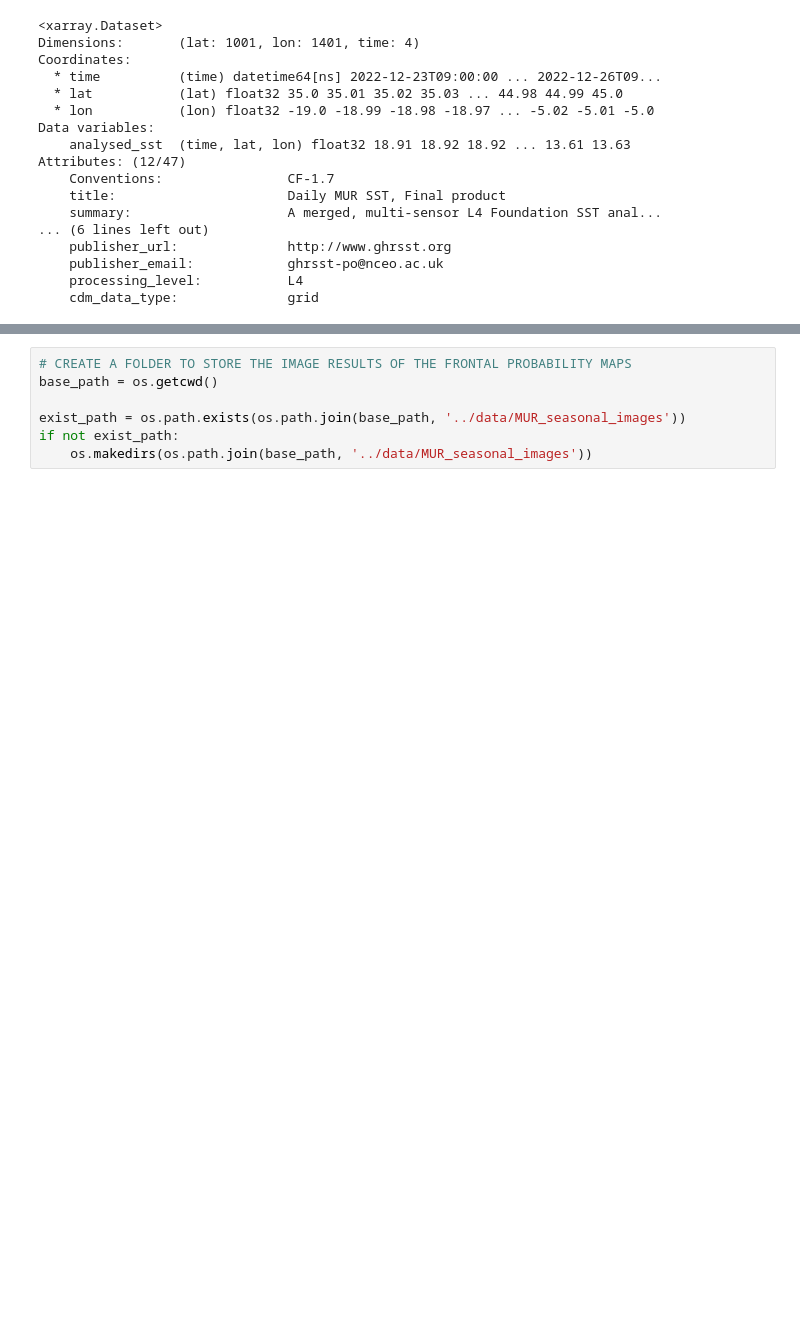
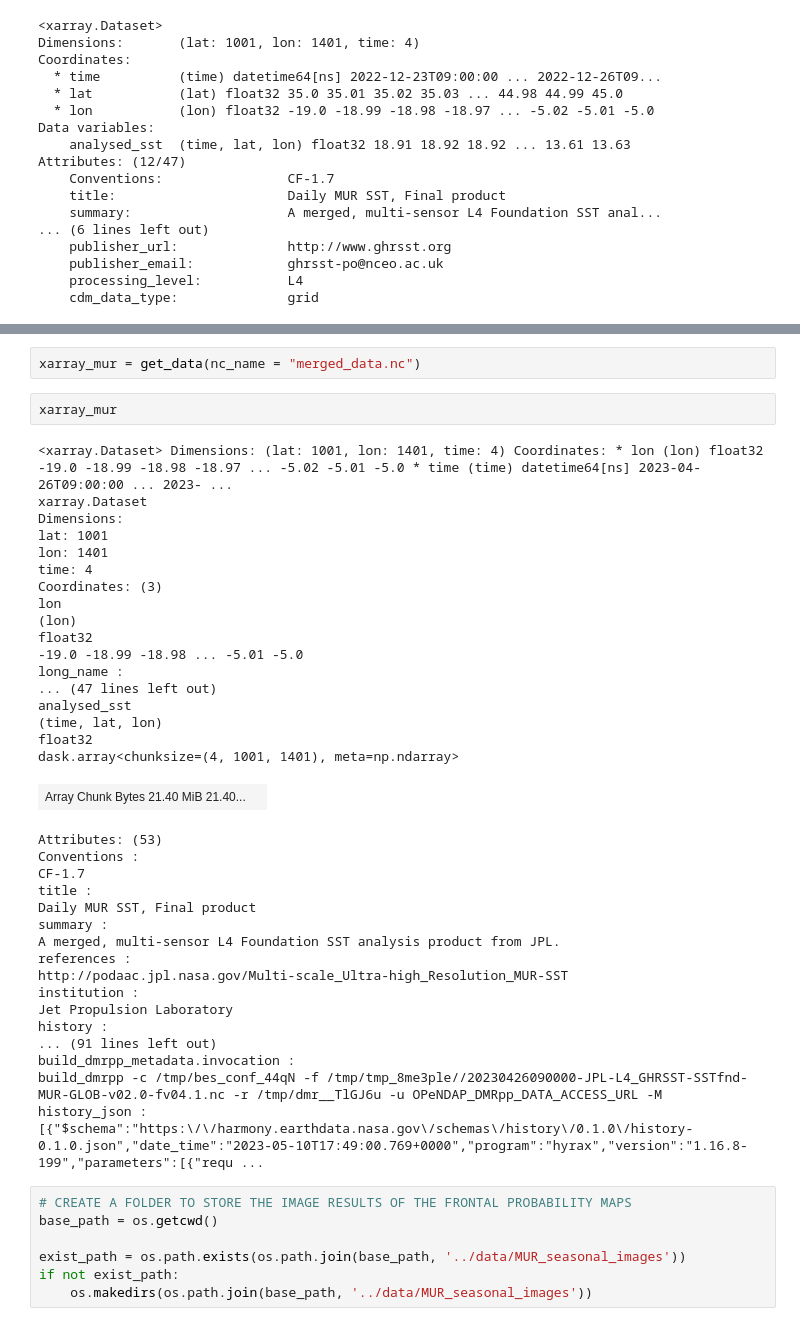
Before and after one commit to CoLAB-ATLANTIC/JUNO, a Jupyter notebook: notebooks/MUR_frontal_probability.ipynb, the cells around one changed output, grey strips where cells are left out. Drawn from its saved outputs; the diff is of its cells as text; blank space fills up the shorter version.

```diff
--- a/notebooks/MUR_frontal_probability.ipynb
+++ b/notebooks/MUR_frontal_probability.ipynb
@@ -198,3 +433,43 @@ Attributes: (12/47)
+# %%
+xarray_mur = get_data(nc_name = "merged_data.nc")
+# %%
+xarray_mur
+# %% [output]
+<xarray.Dataset> Dimensions: (lat: 1001, lon: 1401, time: 4) Coordinates: * lon (lon) float32 -19.0 -18.99 -18.98 -18.97 ... -5.02 -5.01 -5.0 * time (time) datetime64[ns] 2023-04-26T09:00:00 ... 2023- ...
+xarray.Dataset
+Dimensions:
+lat: 1001
+lon: 1401
+time: 4
+Coordinates: (3)
+lon
+(lon)
+float32
+-19.0 -18.99 -18.98 ... -5.01 -5.0
+long_name :
+... (47 lines left out)
+analysed_sst
+(time, lat, lon)
+float32
+dask.array<chunksize=(4, 1001, 1401), meta=np.ndarray>
+| Array Chunk Bytes 21.40 MiB 21.40... |  |
+Attributes: (53)
+Conventions :
+CF-1.7
+title :
+Daily MUR SST, Final product
+summary :
+A merged, multi-sensor L4 Foundation SST analysis product from JPL.
+references :
+http://podaac.jpl.nasa.gov/Multi-scale_Ultra-high_Resolution_MUR-SST
+institution :
+Jet Propulsion Laboratory
+history :
+... (91 lines left out)
+build_dmrpp_metadata.invocation :
+build_dmrpp -c /tmp/bes_conf_44qN -f /tmp/tmp_8me3ple//20230426090000-JPL-L4_GHRSST-SSTfnd-MUR-GLOB-v02.0-fv04.1.nc -r /tmp/dmr__TlGJ6u -u OPeNDAP_DMRpp_DATA_ACCESS_URL -M
+history_json :
+[{"$schema":"https:\/\/harmony.earthdata.nasa.gov\/schemas\/history\/0.1.0\/history-0.1.0.json","date_time":"2023-05-10T17:49:00.769+0000","program":"hyrax","version":"1.16.8-199","parameters":[{"requ ...
 # %%
 # CREATE A FOLDER TO STORE THE IMAGE RESULTS OF THE FRONTAL PROBABILITY MAPS
 base_path = os.getcwd()
```
Also changed, not shown: parts of 24 cells of this notebook, 1 other file.
